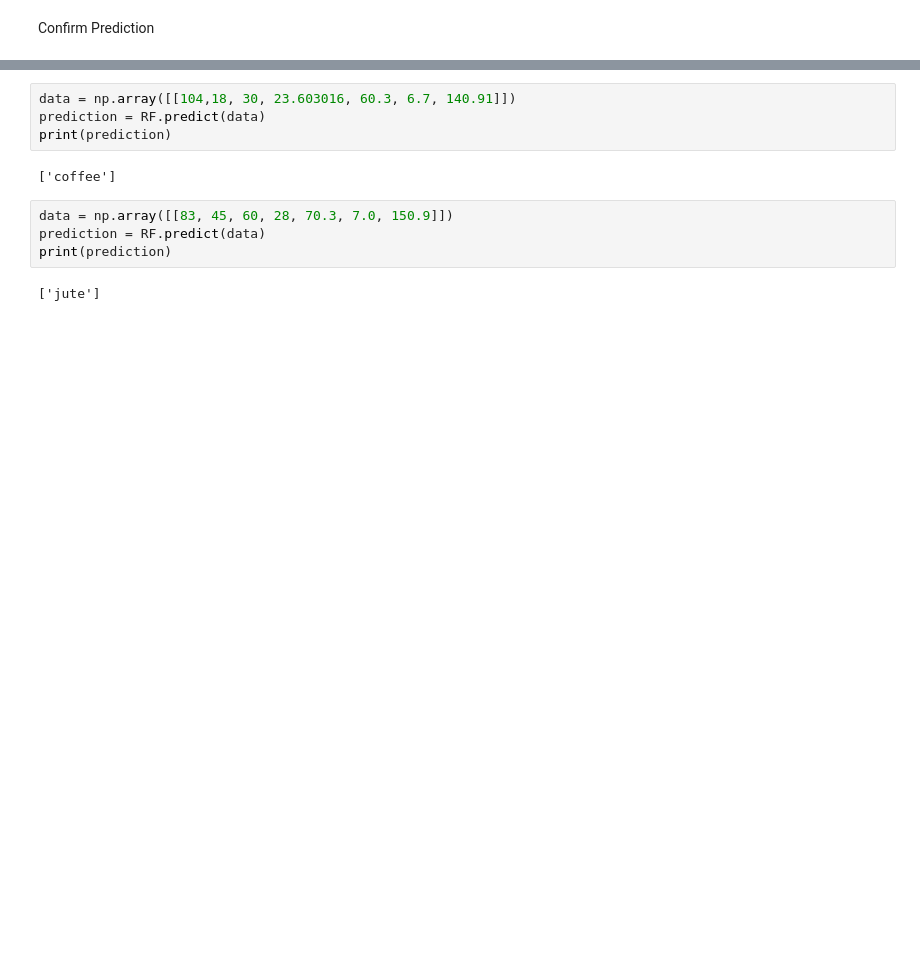
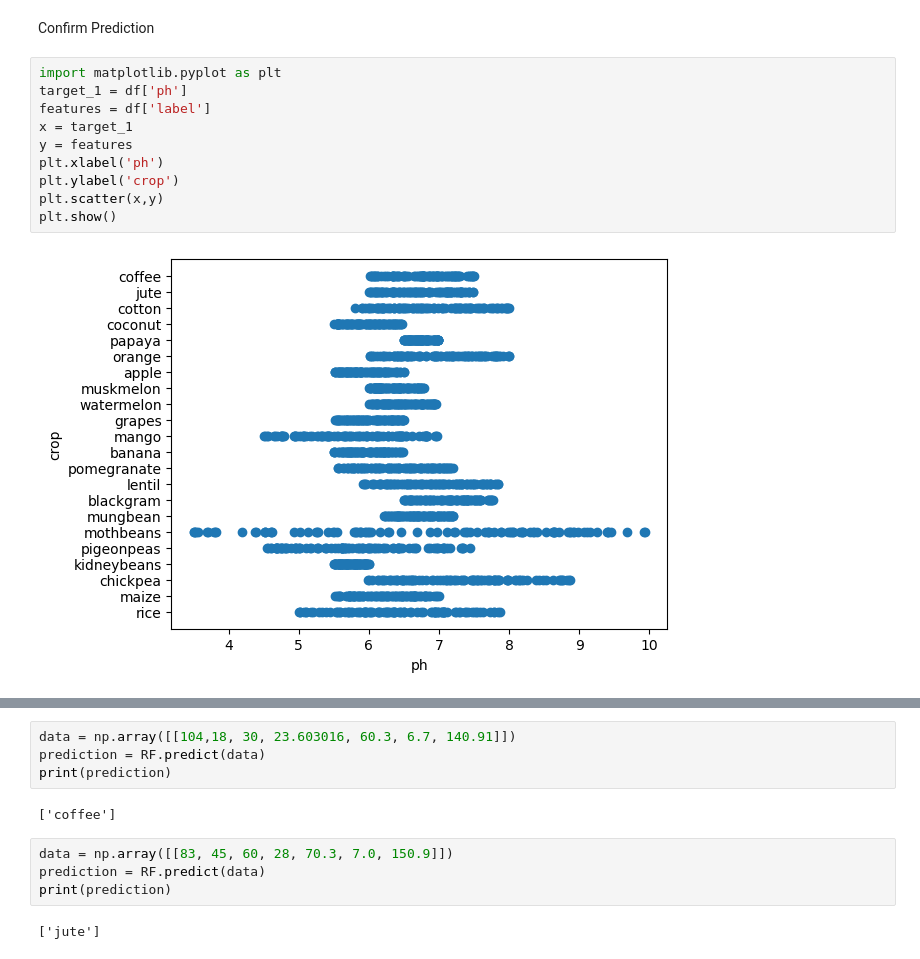
Before and after one commit to velam-varsha/GrowWise, a Jupyter notebook: py/Croprecom.ipynb, the cells around one changed output, grey strips where cells are left out. Cells and saved outputs as stored; diff of their text form; blank space fills up the shorter version.

```diff
--- a/py/Croprecom.ipynb
+++ b/py/Croprecom.ipynb
@@ -352,2 +408,14 @@ RF --> 0.990909090909091
 # %% [markdown]
 Confirm Prediction
+# %%
+import matplotlib.pyplot as plt
+target_1 = df['ph']
+features = df['label']
+x = target_1
+y = features
+plt.xlabel('ph')
+plt.ylabel('crop')
+plt.scatter(x,y)
+plt.show()
+# %% [output]
+[figure, added]
```
Also changed, not shown: parts of 6 cells of this notebook.
